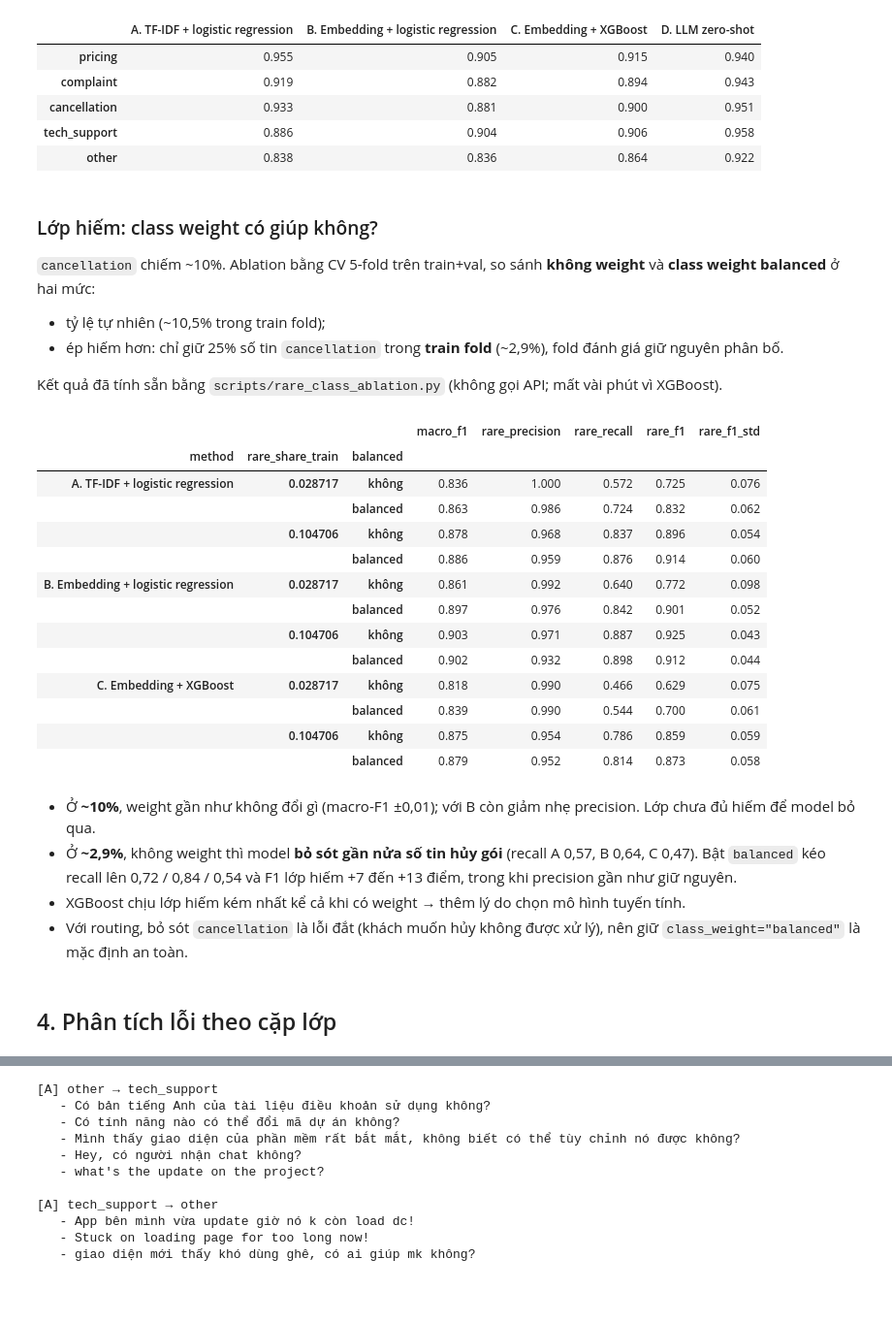
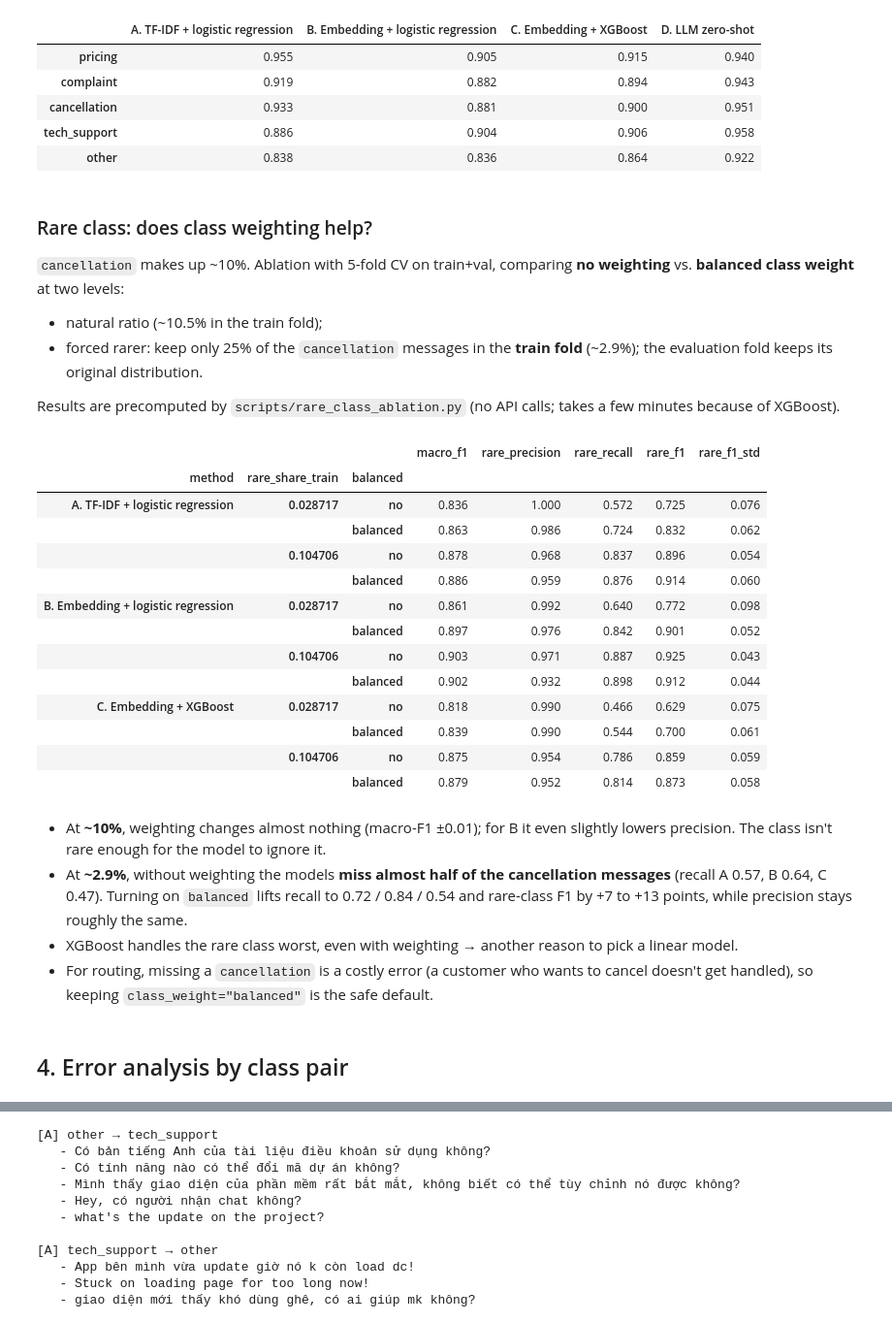
Before and after one commit to dangphamv/intent-router-ml-vs-llm, a Jupyter notebook: notebooks/intent_router.ipynb, the cells around one changed output, grey strips where cells are left out. Shown at 97% size. Saved outputs shown, nothing was run; the diff lists cells and outputs as text; code cells hidden in the pictures; blank space fills up the shorter version.

```diff
--- a/notebooks/intent_router.ipynb
+++ b/notebooks/intent_router.ipynb
@@ -167,39 +167,39 @@ pd.DataFrame({ex.NAMES[k]: {l: classification_report(te.label, preds[k], labels=
 | tech_support | 0.886 | 0.904 | 0.906 | 0.958 |
 | other | 0.838 | 0.836 | 0.864 | 0.922 |
 # %% [markdown]
-### Lớp hiếm: class weight có giúp không?
+### Rare class: does class weighting help?
 
-`cancellation` chiếm ~10%. Ablation bằng CV 5-fold trên train+val, so sánh **không weight** và **class weight balanced** ở hai mức:
-- tỷ lệ tự nhiên (~10,5% trong train fold);
-- ép hiếm hơn: chỉ giữ 25% số tin `cancellation` trong **train fold** (~2,9%), fold đánh giá giữ nguyên phân bố.
+`cancellation` makes up ~10%. Ablation with 5-fold CV on train+val, comparing **no weighting** vs. **balanced class weight** at two levels:
+- natural ratio (~10.5% in the train fold);
+- forced rarer: keep only 25% of the `cancellation` messages in the **train fold** (~2.9%); the evaluation fold keeps its original distribution.
 
-Kết quả đã tính sẵn bằng `scripts/rare_class_ablation.py` (không gọi API; mất vài phút vì XGBoost).
+Results are precomputed by `scripts/rare_class_ablation.py` (no API calls; takes a few minutes because of XGBoost).
 # %%
 from intent_router.config import RESULTS
 rare = pd.read_json(RESULTS / "rare_class_ablation.json")
-rare.assign(method=rare.method.map(ex.NAMES), balanced=rare.balanced.map({True: "balanced", False: "không"})) \
+rare.assign(method=rare.method.map(ex.NAMES), balanced=rare.balanced.map({True: "balanced", False: "no"})) \
     .set_index(["method", "rare_share_train", "balanced"]).drop(columns="keep_frac").round(3)
 # %% [output]
 |  |  |  | macro_f1 | rare_precision | rare_recall | rare_f1 | rare_f1_std |
 | method | rare_share_train | balanced |  |  |  |  |  |
-| A. TF-IDF + logistic regression | 0.028717 | không | 0.836 | 1.000 | 0.572 | 0.725 | 0.076 |
+| A. TF-IDF + logistic regression | 0.028717 | no | 0.836 | 1.000 | 0.572 | 0.725 | 0.076 |
 |  |  | balanced | 0.863 | 0.986 | 0.724 | 0.832 | 0.062 |
-|  | 0.104706 | không | 0.878 | 0.968 | 0.837 | 0.896 | 0.054 |
+|  | 0.104706 | no | 0.878 | 0.968 | 0.837 | 0.896 | 0.054 |
 |  |  | balanced | 0.886 | 0.959 | 0.876 | 0.914 | 0.060 |
-| B. Embedding + logistic regression | 0.028717 | không | 0.861 | 0.992 | 0.640 | 0.772 | 0.098 |
+| B. Embedding + logistic regression | 0.028717 | no | 0.861 | 0.992 | 0.640 | 0.772 | 0.098 |
 |  |  | balanced | 0.897 | 0.976 | 0.842 | 0.901 | 0.052 |
-|  | 0.104706 | không | 0.903 | 0.971 | 0.887 | 0.925 | 0.043 |
+|  | 0.104706 | no | 0.903 | 0.971 | 0.887 | 0.925 | 0.043 |
 |  |  | balanced | 0.902 | 0.932 | 0.898 | 0.912 | 0.044 |
-| C. Embedding + XGBoost | 0.028717 | không | 0.818 | 0.990 | 0.466 | 0.629 | 0.075 |
+| C. Embedding + XGBoost | 0.028717 | no | 0.818 | 0.990 | 0.466 | 0.629 | 0.075 |
 |  |  | balanced | 0.839 | 0.990 | 0.544 | 0.700 | 0.061 |
-|  | 0.104706 | không | 0.875 | 0.954 | 0.786 | 0.859 | 0.059 |
+|  | 0.104706 | no | 0.875 | 0.954 | 0.786 | 0.859 | 0.059 |
 |  |  | balanced | 0.879 | 0.952 | 0.814 | 0.873 | 0.058 |
 # %% [markdown]
-- Ở **~10%**, weight gần như không đổi gì (macro-F1 ±0,01); với B còn giảm nhẹ precision. Lớp chưa đủ hiếm để model bỏ qua.
-- Ở **~2,9%**, không weight thì model **bỏ sót gần nửa số tin hủy gói** (recall A 0,57, B 0,64, C 0,47). Bật `balanced` kéo recall lên 0,72 / 0,84 / 0,54 và F1 lớp hiếm +7 đến +13 điểm, trong khi precision gần như giữ nguyên.
-- XGBoost chịu lớp hiếm kém nhất kể cả khi có weight → thêm lý do chọn mô hình tuyến tính.
-- Với routing, bỏ sót `cancellation` là lỗi đắt (khách muốn hủy không được xử lý), nên giữ `class_weight="balanced"` là mặc định an toàn.
+- At **~10%**, weighting changes almost nothing (macro-F1 ±0.01); for B it even slightly lowers precision. The class isn't rare enough for the model to ignore it.
+- At **~2.9%**, without weighting the models **miss almost half of the cancellation messages** (recall A 0.57, B 0.64, C 0.47). Turning on `balanced` lifts recall to 0.72 / 0.84 / 0.54 and rare-class F1 by +7 to +13 points, while precision stays roughly the same.
+- XGBoost handles the rare class worst, even with weighting → another reason to pick a linear model.
+- For routing, missing a `cancellation` is a costly error (a customer who wants to cancel doesn't get handled), so keeping `class_weight="balanced"` is the safe default.
 # %% [markdown]
-## 4. Phân tích lỗi theo cặp lớp
+## 4. Error analysis by class pair
 # %%
 pairs = pd.DataFrame([
```
Also changed, not shown: parts of 15 cells of this notebook, 22 other files.
